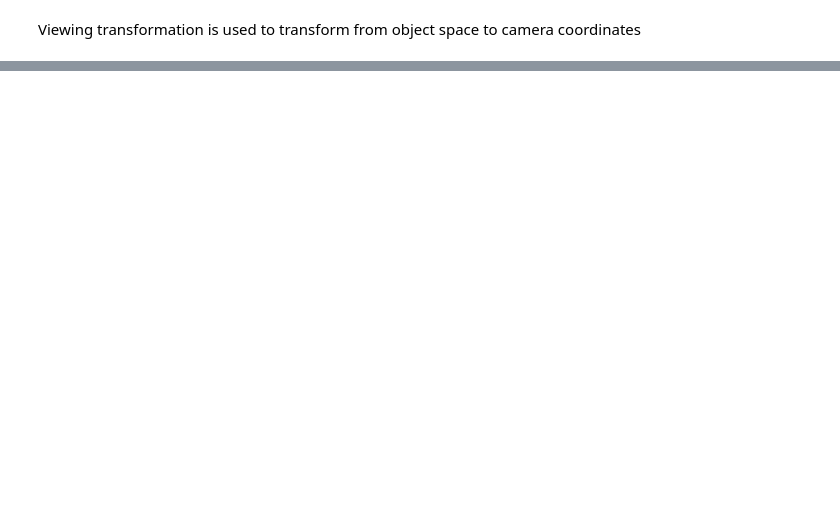
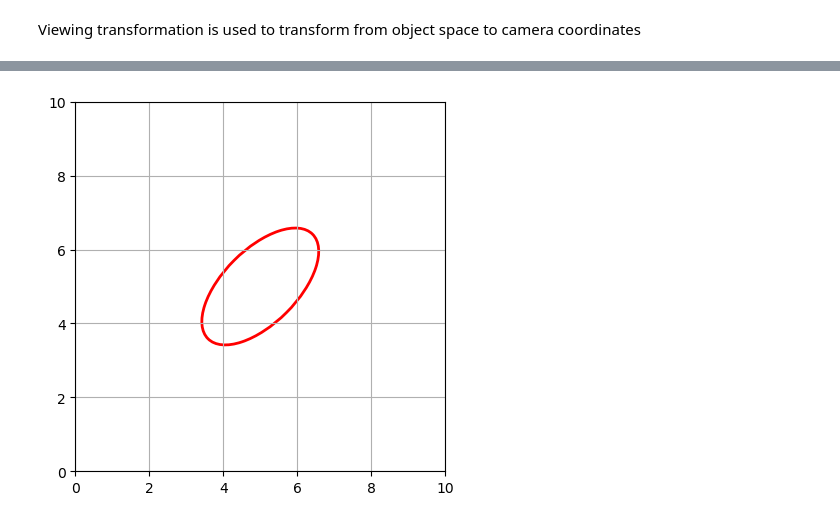
Before and after one commit to farqlia/UrbanViewsModeling, a Jupyter notebook: notebooks/Gaussian.ipynb, the cells around one changed output, grey strips where cells are left out. Cells and saved outputs as stored; diff of their text form; code cells hidden in the pictures; blank space fills up the shorter version.

```diff
--- a/notebooks/Gaussian.ipynb
+++ b/notebooks/Gaussian.ipynb
@@ -235,0 +263,25 @@ array([[ 7.19172550e-04,  2.53004989e-20],
+# %%
+import matplotlib.pyplot as plt
+import numpy as np
+from matplotlib.patches import Ellipse
+
+# Function to plot an ellipse
+def plot_ellipse(ax, center, width, height, angle):
+    ellipse = Ellipse(xy=center, width=width, height=height, angle=angle, edgecolor='r', fc='None', lw=2)
+    ax.add_patch(ellipse)
+
+# Sample data
+center = (5, 5)
+width = 4
+height = 2
+angle = 45
+
+fig, ax = plt.subplots(subplot_kw={'aspect': 'equal'})
+plot_ellipse(ax, center, width, height, angle)
+
+ax.set_xlim(0, 10)
+ax.set_ylim(0, 10)
+plt.grid(True)
+plt.show()
+# %% [output]
+[figure, added]
```
Also changed, not shown: parts of 15 cells of this notebook.
